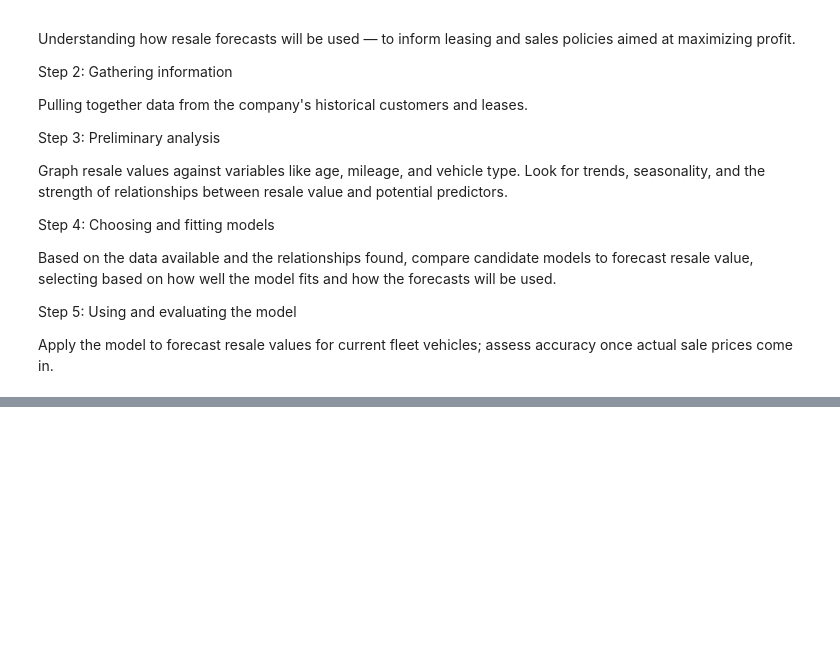
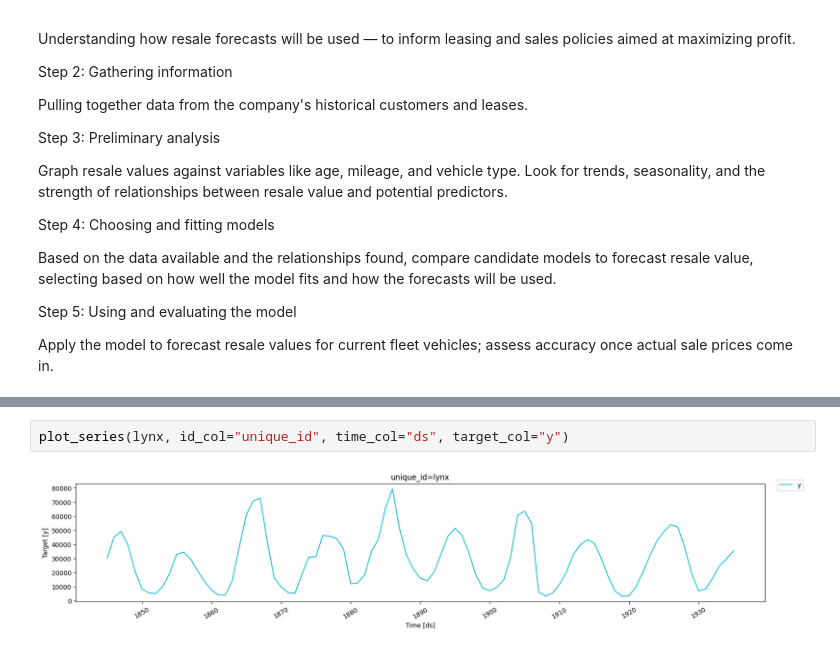
Before and after one commit to degnann-cpu/DSE6230-forecasting-class-course-materials, a Jupyter notebook: assignments/week01_assignment_nd.ipynb, the cells around one changed output, grey strips where cells are left out. Saved outputs shown, nothing was run; the diff lists cells and outputs as text; blank space fills up the shorter version.

```diff
--- a/assignments/week01_assignment_nd.ipynb
+++ b/assignments/week01_assignment_nd.ipynb
@@ -227,0 +248,4 @@ FileNotFoundError: [Errno 2] No such file or directory: 'C:\\Users\\tunab\\OneDr
+# %%
+plot_series(lynx, id_col="unique_id", time_col="ds", target_col="y")
+# %% [output]
+[figure, added]
```
Also changed, not shown: parts of 17 cells of this notebook.
